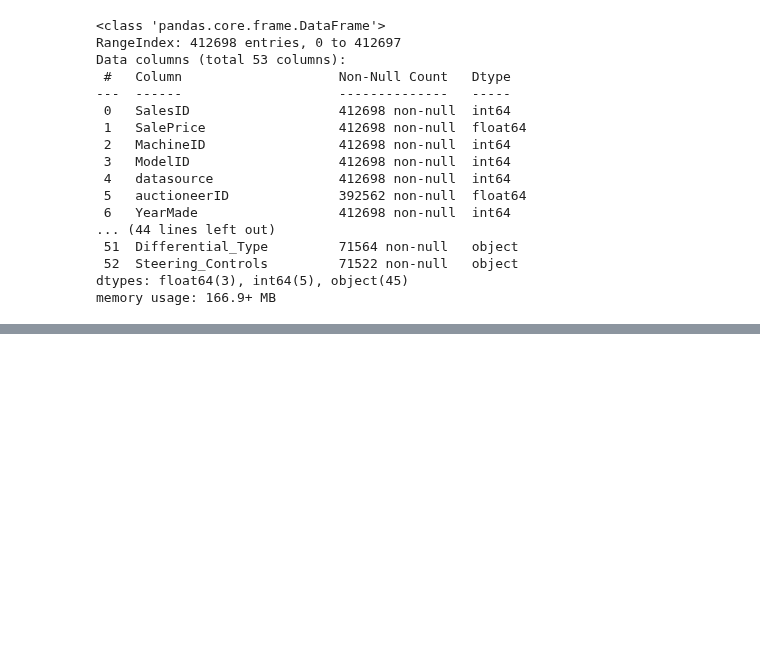
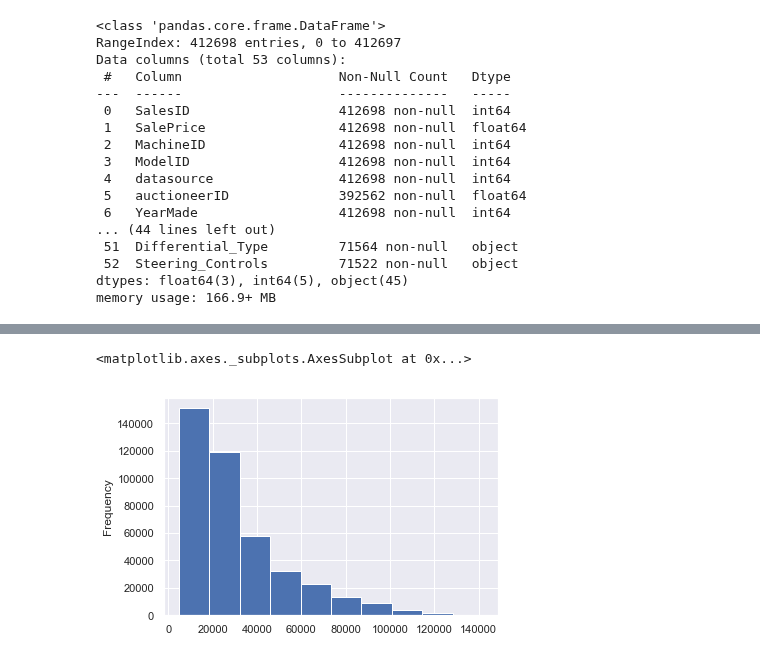
Before and after one commit to Andre-Williams22/Data-Science-ML-Courses, a Jupyter notebook: machine-learning-zero-mastery/structured-data-projects/end-to-end-bluebook-bulldozer-price-regression.ipynb, the cells around one changed output, grey strips where cells are left out. Cells and saved outputs as stored; diff of their text form; code cells hidden in the pictures; blank space fills up the shorter version.

```diff
--- a/machine-learning-zero-mastery/structured-data-projects/end-to-end-bluebook-bulldozer-price-regression.ipynb
+++ b/machine-learning-zero-mastery/structured-data-projects/end-to-end-bluebook-bulldozer-price-regression.ipynb
@@ -94,0 +112,5 @@ memory usage: 166.9+ MB
+# %%
+df.SalePrice.plot.hist()
+# %% [output]
+<matplotlib.axes._subplots.AxesSubplot at 0x...>
+[figure, added]
```
Also changed, not shown: parts of 5 cells of this notebook, 3 other files.
